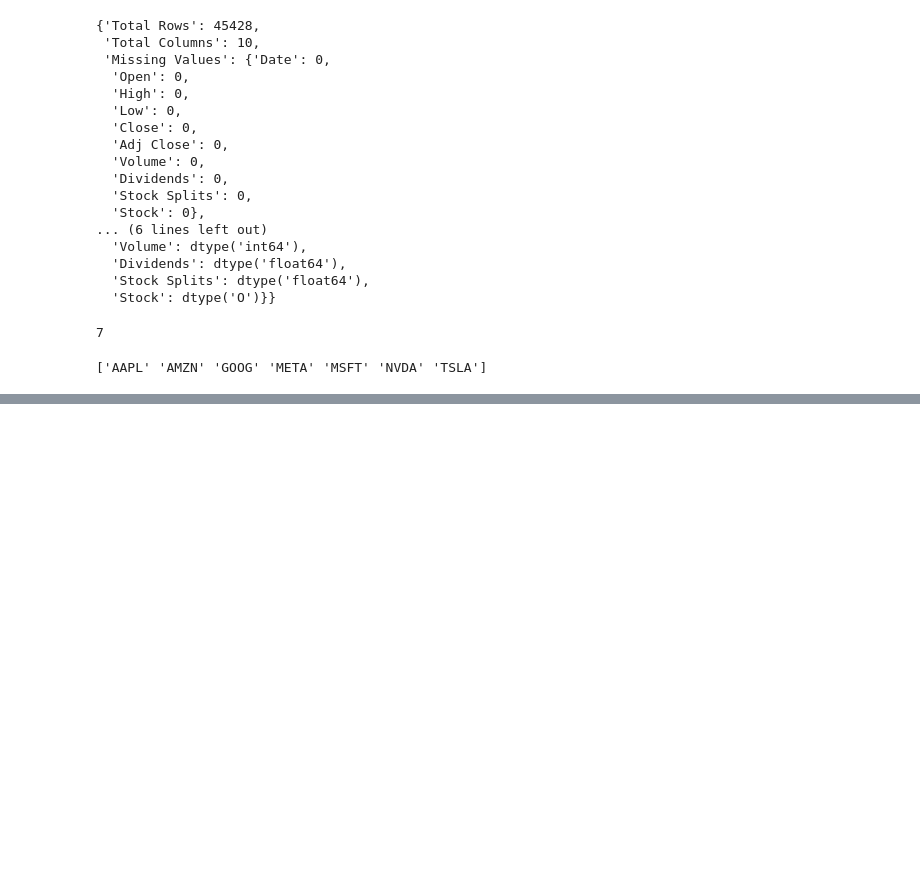
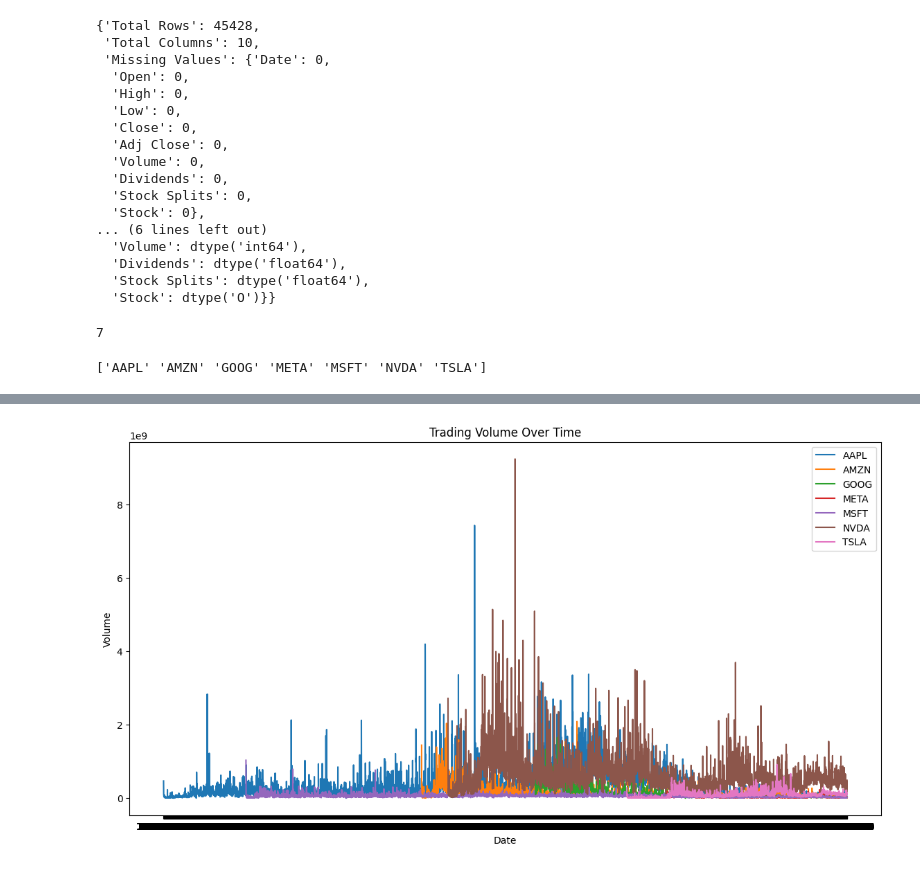
Before and after one commit to Abel-Marie/financial-news-analysis, a Jupyter notebook: notebooks/analysis.ipynb, the cells around one changed output, grey strips where cells are left out. Saved outputs shown, nothing was run; the diff lists cells and outputs as text; code cells hidden in the pictures; blank space fills up the shorter version.

```diff
--- a/notebooks/analysis.ipynb
+++ b/notebooks/analysis.ipynb
@@ -279,0 +550,4 @@ print(df_stocks['Stock'].unique())
+# %%
+plot_volume_trends(df_stocks)
+# %% [output]
+[figure, added]
```
Also changed, not shown: parts of 33 cells of this notebook.
